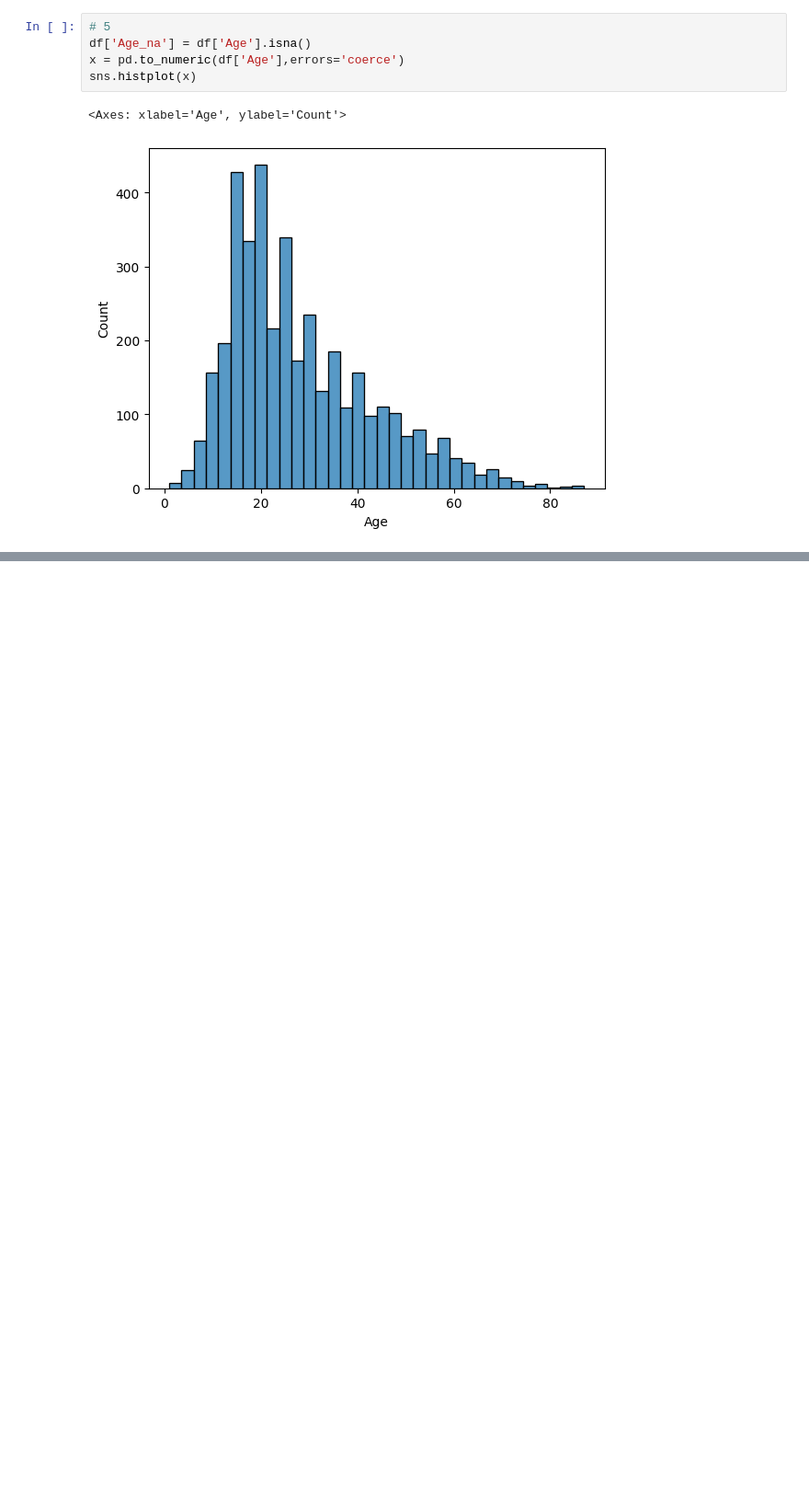
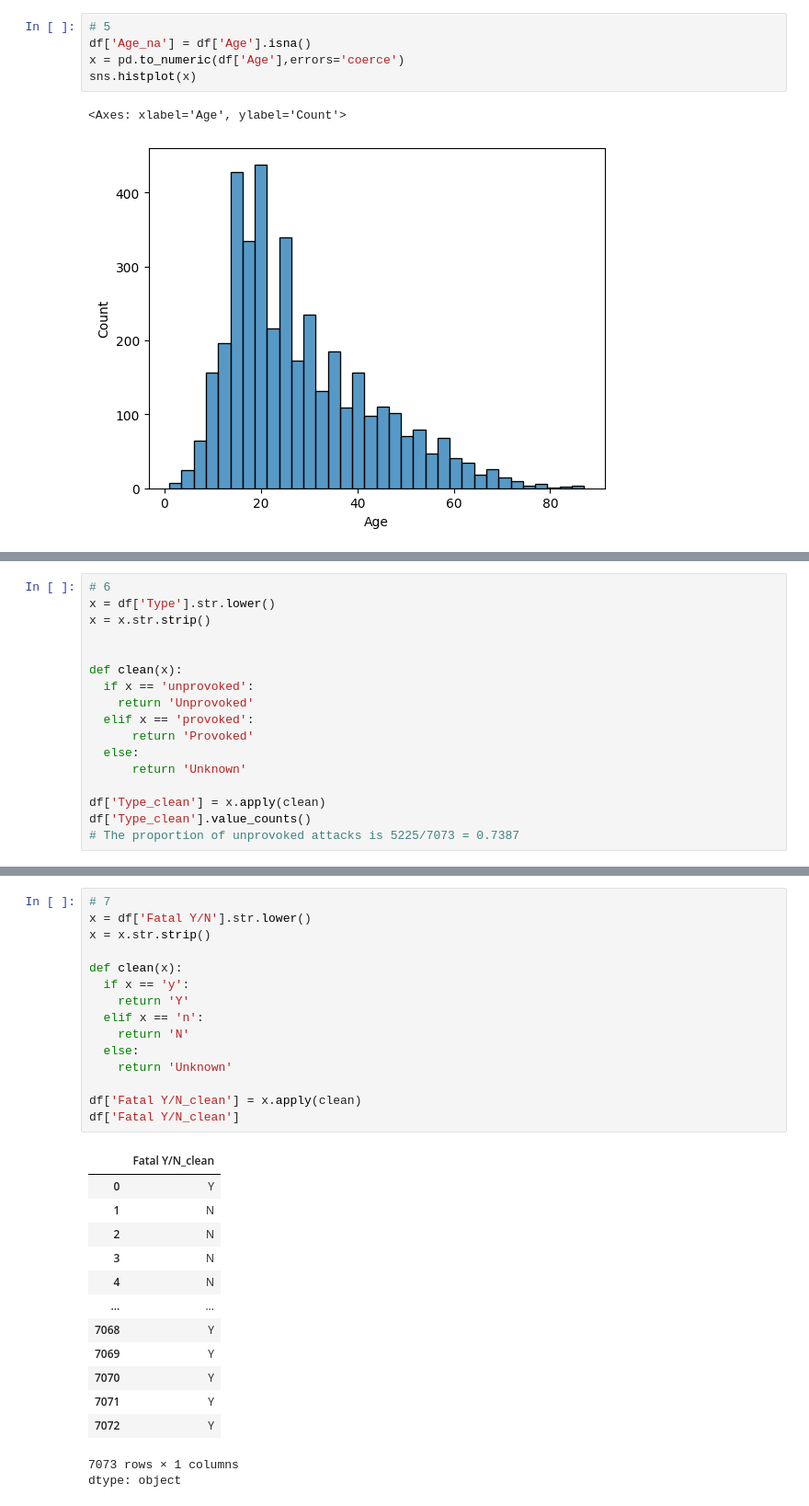
Before and after one commit to oliviapang/DS_3001_Assignments, a Jupyter notebook: Assignment_1/1_Wrangling_and_EDA.ipynb, the cells around one changed output, grey strips where cells are left out. Shown at 92% size. Saved outputs shown, nothing was run; the diff lists cells and outputs as text; blank space fills up the shorter version.

```diff
--- a/Assignment_1/1_Wrangling_and_EDA.ipynb
+++ b/Assignment_1/1_Wrangling_and_EDA.ipynb
@@ -202,0 +191,17 @@ TypeError: unhashable type: 'numpy.ndarray'
+# %%
+# 6
+x = df['Type'].str.lower()
+x = x.str.strip()
+
+
+def clean(x):
+  if x == 'unprovoked':
+    return 'Unprovoked'
+  elif x == 'provoked':
+      return 'Provoked'
+  else:
+      return 'Unknown'
+
+df['Type_clean'] = x.apply(clean)
+df['Type_clean'].value_counts()
+# The proportion of unprovoked attacks is 5225/7073 = 0.7387
@@ -202,0 +215,30 @@ TypeError: unhashable type: 'numpy.ndarray'
+# %%
+# 7
+x = df['Fatal Y/N'].str.lower()
+x = x.str.strip()
+
+def clean(x):
+  if x == 'y':
+    return 'Y'
+  elif x == 'n':
+    return 'N'
+  else:
+    return 'Unknown'
+
+df['Fatal Y/N_clean'] = x.apply(clean)
+df['Fatal Y/N_clean']
+# %% [output]
+|  | Fatal Y/N_clean |
+| 0 | Y |
+| 1 | N |
+| 2 | N |
+| 3 | N |
+| 4 | N |
+| ... | ... |
+| 7068 | Y |
+| 7069 | Y |
+| 7070 | Y |
+| 7071 | Y |
+| 7072 | Y |
+7073 rows × 1 columns
+dtype: object
```
Also changed, not shown: parts of 6 cells of this notebook.
